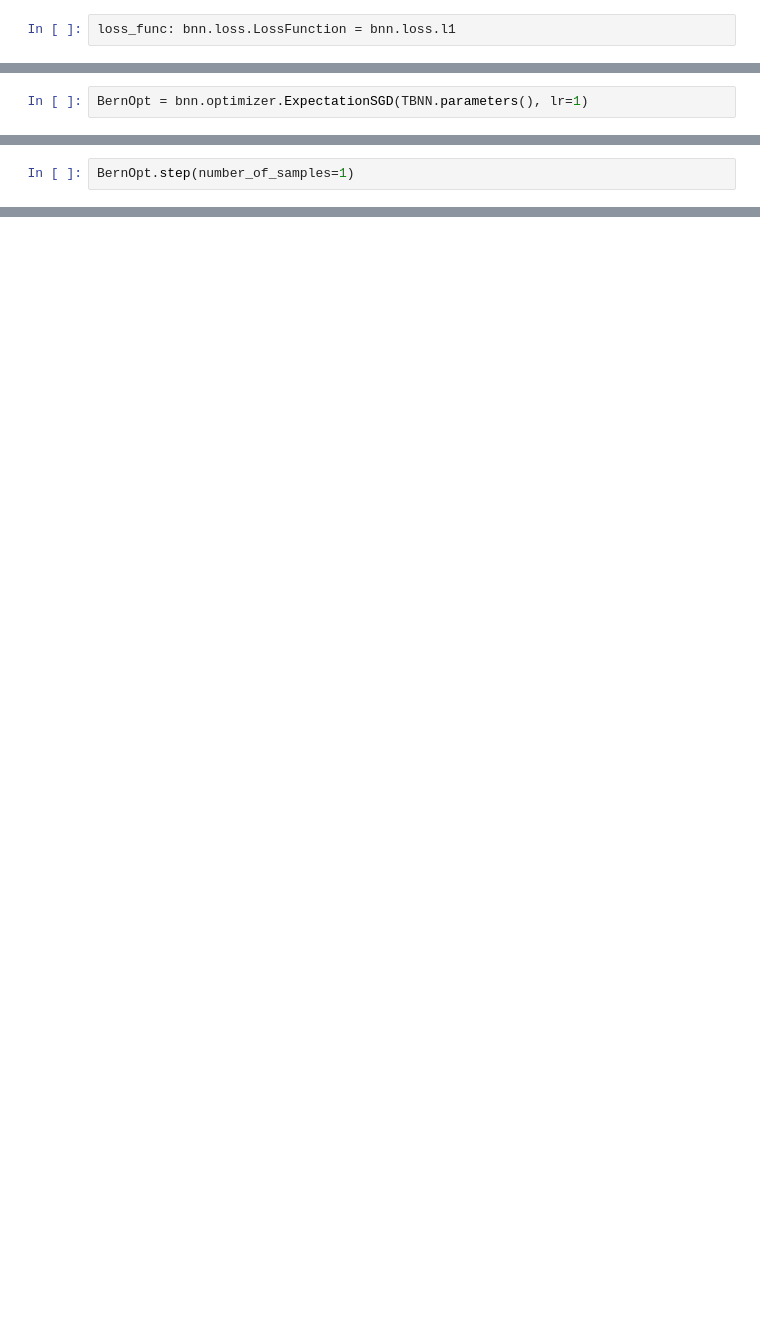
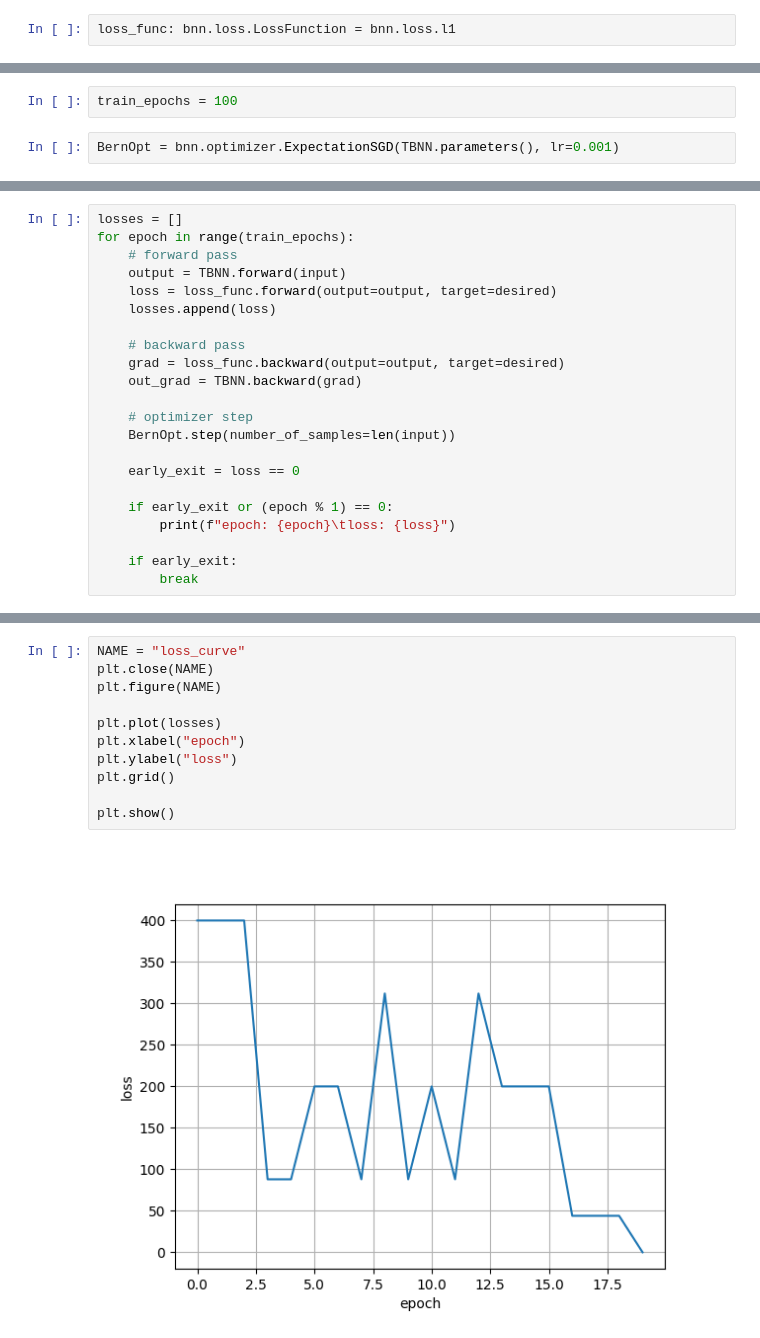
Before and after one commit to ryanjakecherian/bnn, a Jupyter notebook: notebooks/bernoulli.ipynb, the cells around one changed output, grey strips where cells are left out. Cells and saved outputs as stored; diff of their text form; blank space fills up the shorter version.

```diff
--- a/notebooks/bernoulli.ipynb
+++ b/notebooks/bernoulli.ipynb
@@ -45,2 +32,4 @@ tensor([0], dtype=torch.int32)
+# %%
+train_epochs = 100
 # %%
-BernOpt = bnn.optimizer.ExpectationSGD(TBNN.parameters(), lr=1)
+BernOpt = bnn.optimizer.ExpectationSGD(TBNN.parameters(), lr=0.001)
@@ -51,2 +35,0 @@ tensor([1], dtype=torch.int32)
-# %%
-BernOpt.step(number_of_samples=1)
@@ -56,0 +36,22 @@ tensor([1], dtype=torch.int32)
+# %%
+losses = []
+for epoch in range(train_epochs):
+    # forward pass
+    output = TBNN.forward(input)
+    loss = loss_func.forward(output=output, target=desired)
+    losses.append(loss)
+
+    # backward pass
+    grad = loss_func.backward(output=output, target=desired)
+    out_grad = TBNN.backward(grad)
+
+    # optimizer step
+    BernOpt.step(number_of_samples=len(input))
+
+    early_exit = loss == 0
+
+    if early_exit or (epoch % 1) == 0:
+        print(f"epoch: {epoch}\tloss: {loss}")
+
+    if early_exit:
+        break
@@ -56,0 +83,13 @@ tensor([1], dtype=torch.int32)
+# %%
+NAME = "loss_curve"
+plt.close(NAME)
+plt.figure(NAME)
+
+plt.plot(losses)
+plt.xlabel("epoch")
+plt.ylabel("loss")
+plt.grid()
+
+plt.show()
+# %% [output]
+[figure, added]
```
Also changed, not shown: parts of 12 cells of this notebook, 1 other file.
